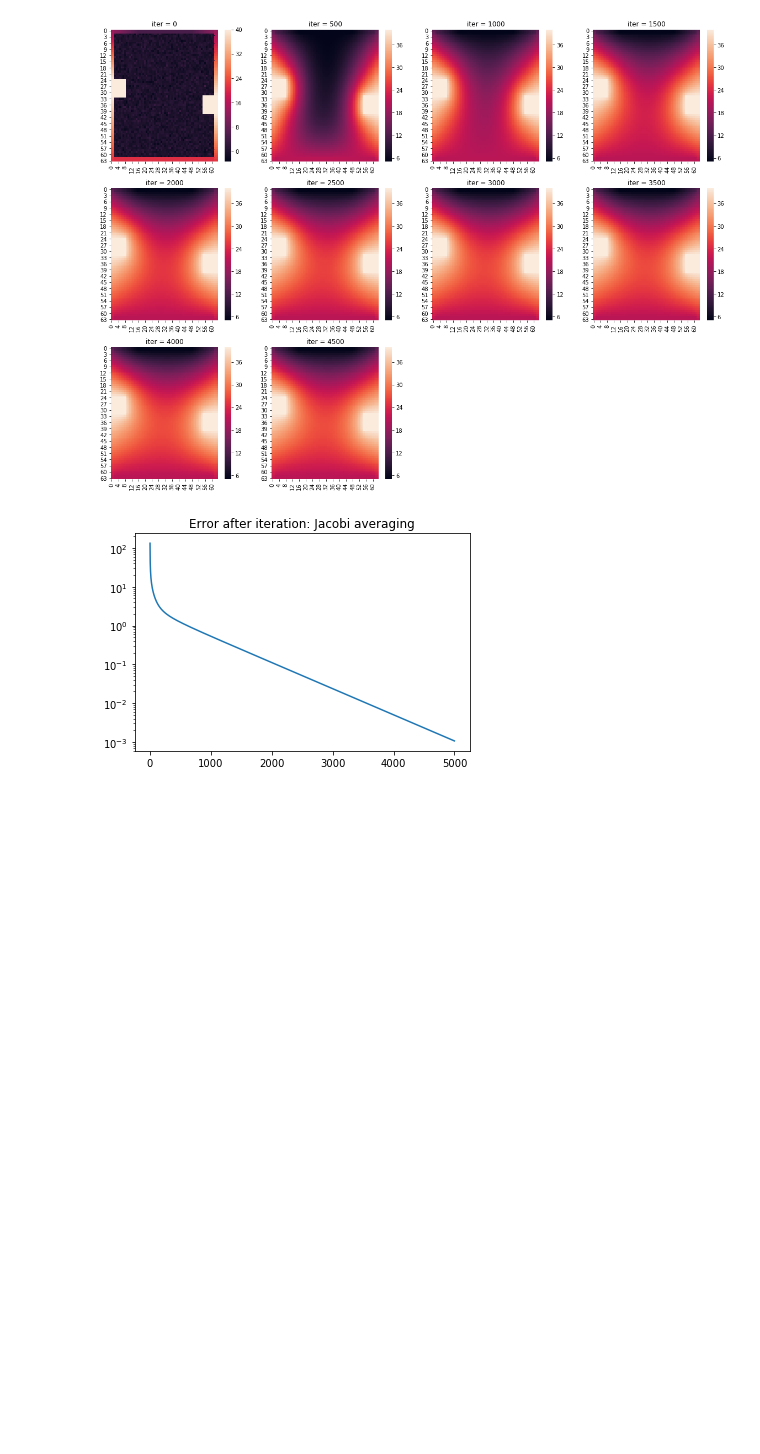
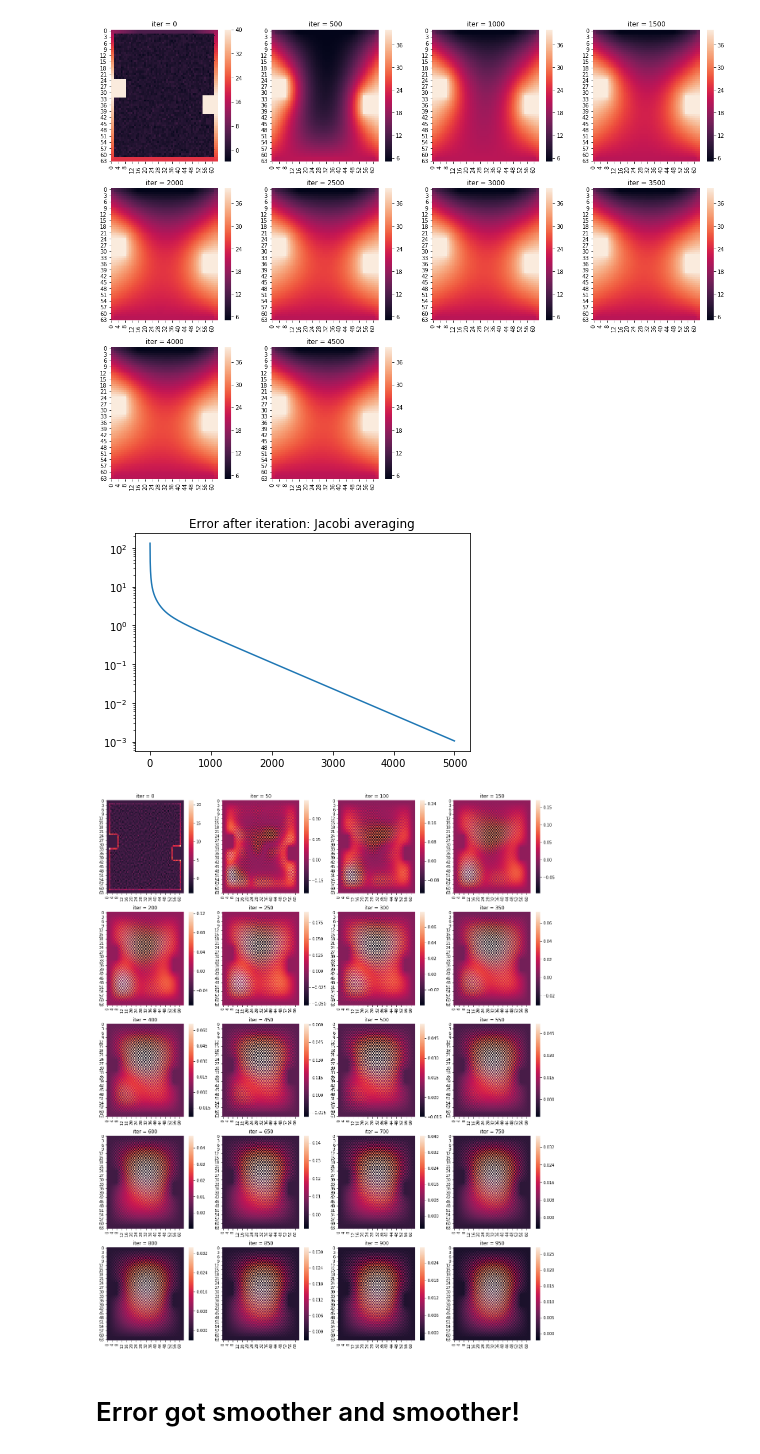
Before and after one commit to sanghvirajit19/Laplacian_Problem, a Jupyter notebook: Jacobi_Laplacian_Problem.ipynb, the cells around one changed output. Drawn from its saved outputs; the diff is of its cells as text; code cells hidden in the pictures; blank space fills up the shorter version.

```diff
--- a/Jacobi_Laplacian_Problem.ipynb
+++ b/Jacobi_Laplacian_Problem.ipynb
@@ -127,3 +133,22 @@ plt.semilogy(err_jacobi[:, 0],err_jacobi[:, 1])
 plt.title('Error after iteration: Jacobi averaging');
 # %% [output]
 [figure]
+# %%
+x_init = initgrid(64)
+
+plt.figure(figsize=(20, 25))
+
+for i in range(1000):
+
+    x = jacobi_step(x_init)
+    error = x - x_init
+    x_init = x
+
+    if i % 50 == 0:
+        plt.subplot(5, 4,i/50+1)
+        sn.heatmap(error)
+        plt.title('iter = %s' % i)
+# %% [output]
+[figure, added]
+# %% [markdown]
+# Error got smoother and smoother!
```
Also changed, not shown: parts of 1 cell of this notebook.
